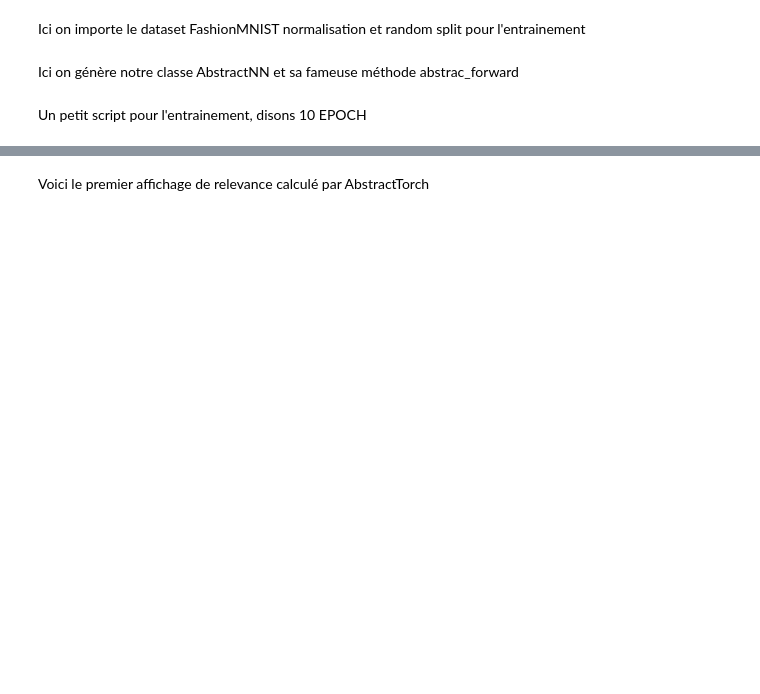
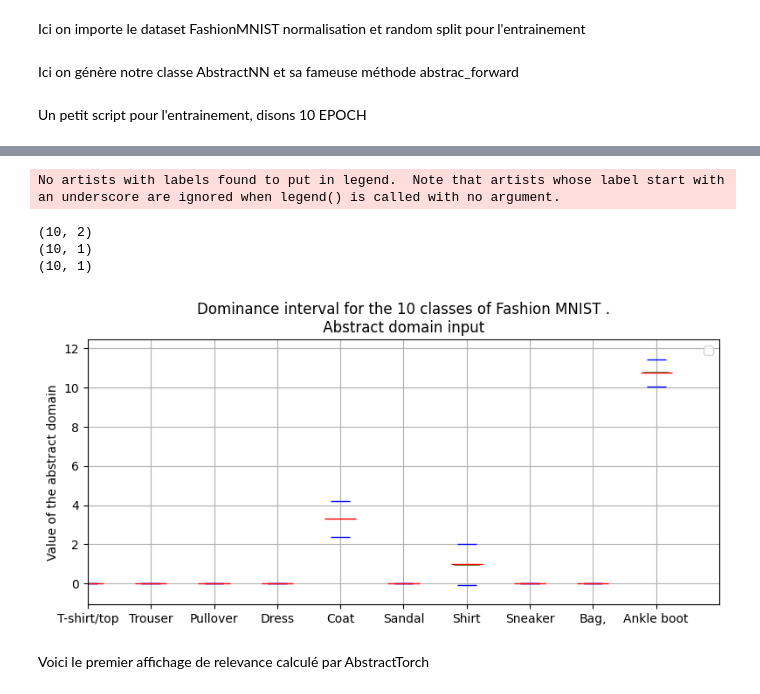
Before and after one commit to guillaume117/AbstractTorch, a Jupyter notebook: notebook/protoV1.ipynb, the cells around one changed output, grey strips where cells are left out. Saved outputs shown, nothing was run; the diff lists cells and outputs as text; code cells hidden in the pictures; blank space fills up the shorter version.

```diff
--- a/notebook/protoV1.ipynb
+++ b/notebook/protoV1.ipynb
@@ -254,34 +319,40 @@ center_Ztp  =  np.expand_dims(np.array(result[0]),axis =1)
 y_true      =  np.expand_dims(np.array(x_true[:])[0],axis =1)
 y_max_minus_y_min =  np.array(x_max-x_min)
 Trash_symbol=  np.array(result[-1])
 
 
 import matplotlib.pyplot as plt
 import numpy as np
 
 
 
 
 x = np.arange(len(y_min))
 D =np.stack((y_min,y_max),axis=1)
 
 print(D.shape)
 print(center_Ztp.shape)
 print(y_true.shape)
 # plot:
 
 fig,ax = plt.subplots(1, 1, figsize=(8,4), tight_layout=True)
 ax.eventplot(D, orientation="vertical", linewidth=1,color='blue',linelengths=0.3)
 ax.eventplot(y_true, orientation="vertical", linewidth=0.50,color='green',linelengths=0.4)
 ax.eventplot(center_Ztp, orientation="vertical", linewidth=1,color='red',linelengths=0.5)
 
 ax.set(xlim=(0, 10),xticks=x,xticklabels=["T-shirt/top","Trouser","Pullover","Dress","Coat","Sandal","Shirt","Sneaker","Bag,","Ankle boot"],
        ylim=(np.min(D)-1, np.max(D)+1))
 plt.ylabel("Value of the abstract domain")
-plt.title("Dominance interval for the 10 classes of Fashion MNIST .\n Abstract domain based on 100_000 lower weights of the first layer of the first fully connected layer of the model")
+plt.title("Dominance interval for the 10 classes of Fashion MNIST .\n Abstract domain input ")
 plt.legend()
 plt.grid()
 plt.show()
+# %% [output]
+No artists with labels found to put in legend.  Note that artists whose label start with an underscore are ignored when legend() is called with no argument.
+(10, 2)
+(10, 1)
+(10, 1)
+[figure, added]
 # %% [markdown]
 Voici le premier affichage de relevance calculé par AbstractTorch
 # %%
```
Also changed, not shown: parts of 16 cells of this notebook, 3 other files.
